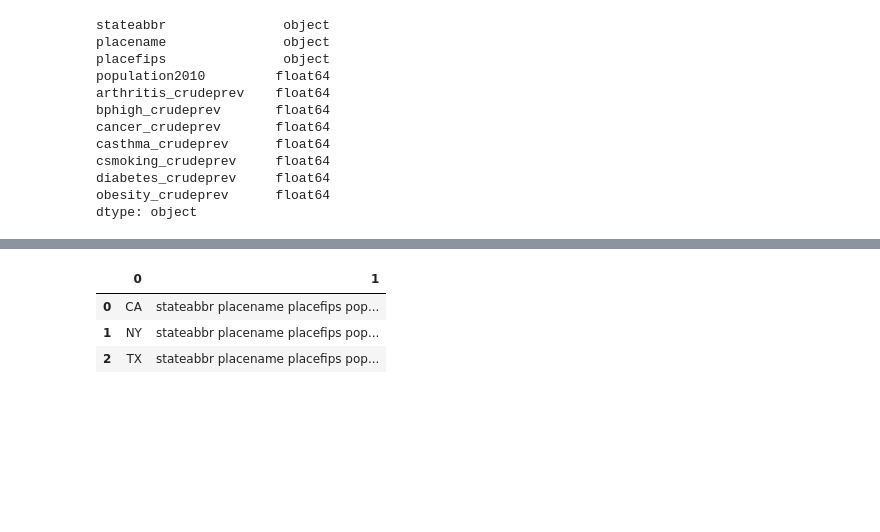
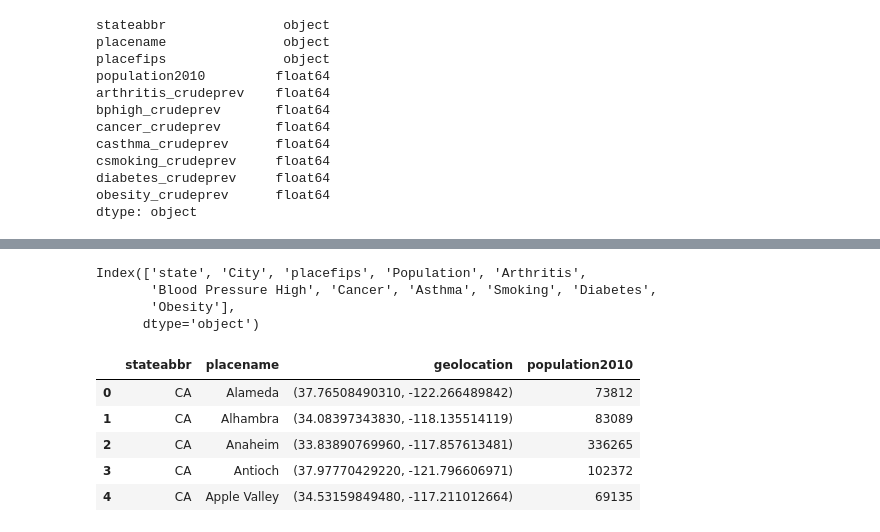
Before and after one commit to NathanH12/Project_3_CDCdata, a Jupyter notebook: getdata.ipynb, the cells around one changed output, grey strips where cells are left out. Cells and saved outputs as stored; diff of their text form; code cells hidden in the pictures; blank space fills up the shorter version.

```diff
--- a/getdata.ipynb
+++ b/getdata.ipynb
@@ -152,8 +143,0 @@ resume_data.mean().head()
-# %%
-print()
-#resume_data_final.to_csv("resume_data.csv",index=False)
-# %% [output]
-|  | 0 | 1 |
-| 0 | CA | stateabbr placename placefips pop... |
-| 1 | NY | stateabbr placename placefips pop... |
-| 2 | TX | stateabbr placename placefips pop... |
@@ -159,0 +157,8 @@ print()
+# %%
+final_data_1=pd.DataFrame(new_data_pd_3)
+final_data_1.columns
+# %% [output]
+Index(['state', 'City', 'placefips', 'Population', 'Arthritis',
+       'Blood Pressure High', 'Cancer', 'Asthma', 'Smoking', 'Diabetes',
+       'Obesity'],
+      dtype='object')
@@ -159,0 +167,10 @@ print()
+# %%
+new_data_pd_4=data_pd[["stateabbr","placename","geolocation","population2010"]]
+new_data_pd_4.head()
+# %% [output]
+|  | stateabbr | placename | geolocation | population2010 |
+| 0 | CA | Alameda | (37.76508490310, -122.266489842) | 73812 |
+| 1 | CA | Alhambra | (34.08397343830, -118.135514119) | 83089 |
+| 2 | CA | Anaheim | (33.83890769960, -117.857613481) | 336265 |
+| 3 | CA | Antioch | (37.97770429220, -121.796606971) | 102372 |
+| 4 | CA | Apple Valley | (34.53159849480, -117.211012664) | 69135 |
```
Also changed, not shown: parts of 13 cells of this notebook, 8 other files.
